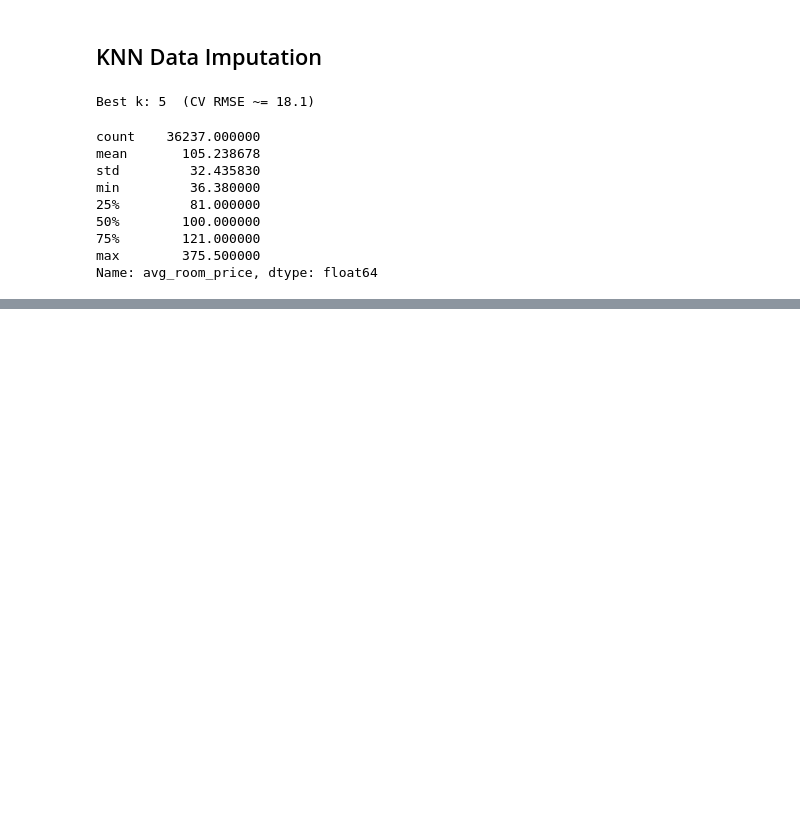
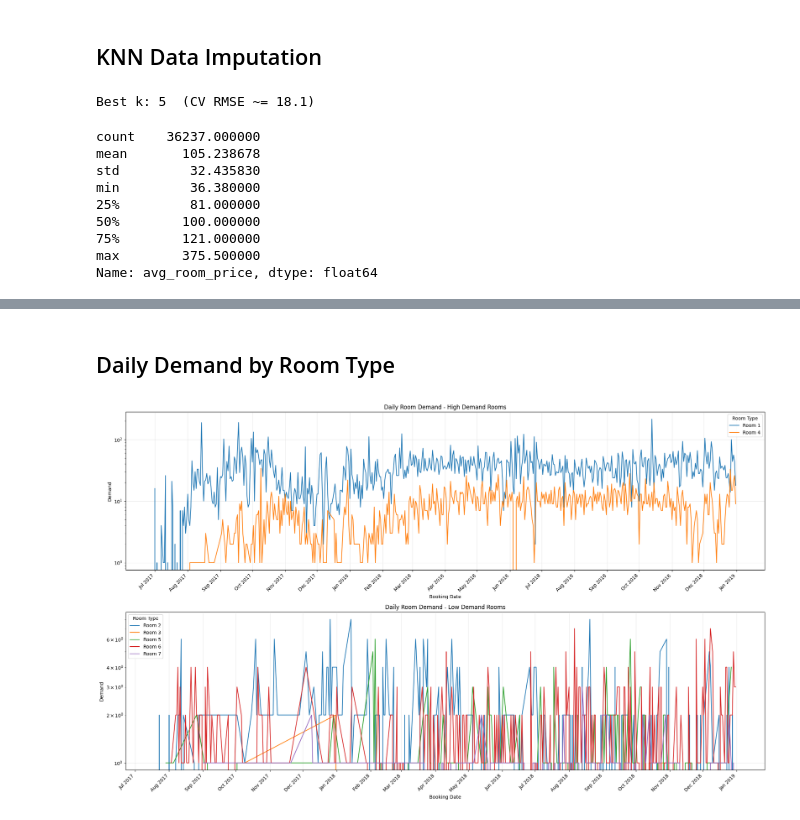
Before and after one commit to munas-git/Prophet-Demand-Forecasting-and-Price-Optimisation, a Jupyter notebook: analysis.ipynb, the cells around one changed output, grey strips where cells are left out. Saved outputs shown, nothing was run; the diff lists cells and outputs as text; code cells hidden in the pictures; blank space fills up the shorter version.

```diff
--- a/analysis.ipynb
+++ b/analysis.ipynb
@@ -434,0 +524,36 @@ Price descriptive stats look wayyy better than before... Time to engineer the de
+# %% [markdown]
+## Daily Demand by Room Type
+# %%
+daily_room_demand_df = (
+    df_clean.groupby(['booking_date', 'room_type'])['status']
+    .sum().reset_index(name = 'demand'))
+
+
+high_demand_rooms = [1, 4] # I selected these as most in demand after plotting all on the same graph and seeing the other room demands basically laying on the floor.
+low_demand_rooms = [2, 3, 5, 6, 7]
+
+plt.figure(figsize = (20, 12))
+
+for i, (rooms, title) in enumerate([(high_demand_rooms, 'High Demand Rooms'),
+                                  (low_demand_rooms, 'Low Demand Rooms')], 1):
+   plt.subplot(2, 1, i)
+
+   for room_type in rooms:
+       df_subset = daily_room_demand_df[daily_room_demand_df['room_type'] == room_type]
+       plt.plot(df_subset['booking_date'], df_subset['demand'], label = f'Room {room_type}')
+
+       plt.gca().xaxis.set_major_locator(mdates.MonthLocator())
+       plt.gca().xaxis.set_major_formatter(mdates.DateFormatter('%b %Y'))
+
+   plt.xlabel('Booking Date')
+   plt.ylabel('Demand')
+   plt.yscale('log')
+   plt.title(f'Daily Room Demand - {title}')
+   plt.legend(title = 'Room Type')
+   plt.xticks(rotation = 45, ha = 'right')
+   plt.grid(True, alpha = 0.3)
+
+plt.tight_layout()
+plt.show()
+# %% [output]
+[figure, added]
```
Also changed, not shown: parts of 16 cells of this notebook.
